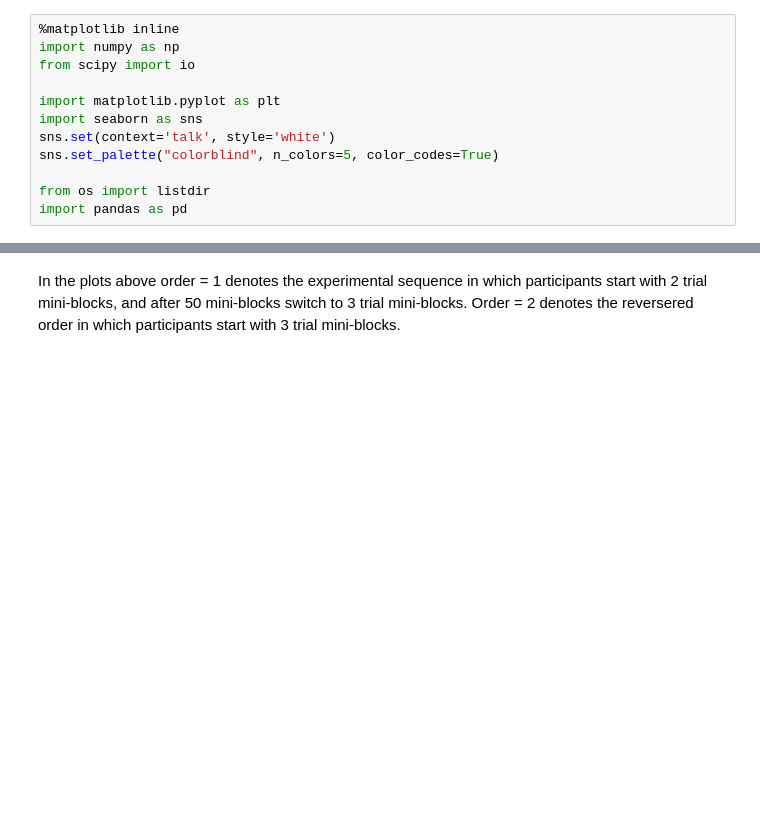
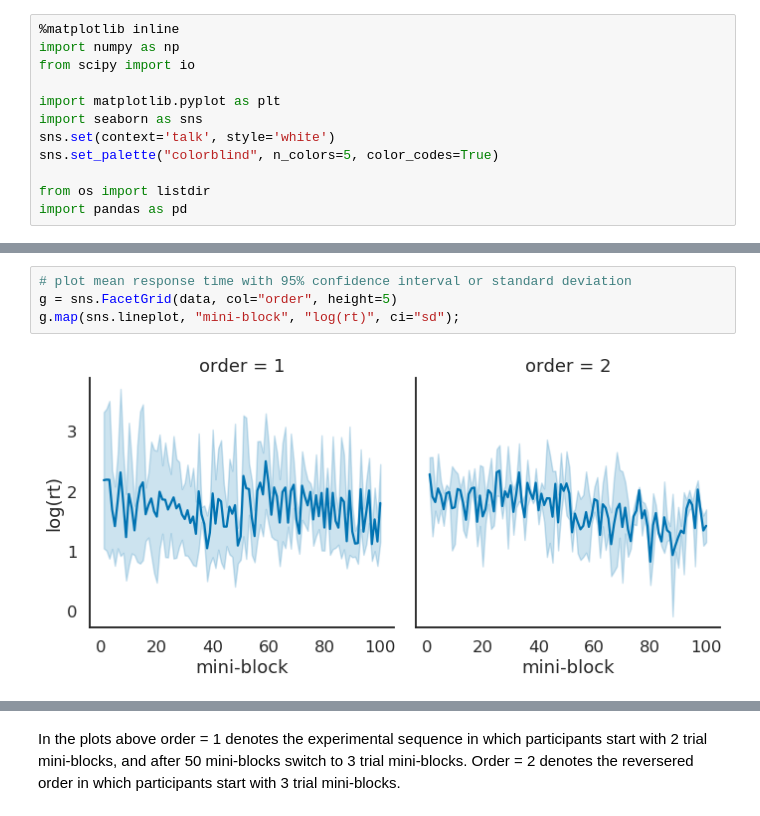
Before and after one commit to jeffensen/plandepth, a Jupyter notebook: notebooks/analysing_behavioural_data.ipynb, the cells around one changed output, grey strips where cells are left out. Saved outputs shown, nothing was run; the diff lists cells and outputs as text; blank space fills up the shorter version.

```diff
--- a/notebooks/analysing_behavioural_data.ipynb
+++ b/notebooks/analysing_behavioural_data.ipynb
@@ -63,4 +64,10 @@ for i,f in enumerate(fnames):
     df['mini-block'] = mini_blocks
 
     data = data.append(df, ignore_index=True, sort=False)
+# %%
+# plot mean response time with 95% confidence interval or standard deviation
+g = sns.FacetGrid(data, col="order", height=5)
+g.map(sns.lineplot, "mini-block", "log(rt)", ci="sd");
+# %% [output]
+[figure, added]
 # %%
```
Also changed, not shown: parts of 10 cells of this notebook, 12 other files.
